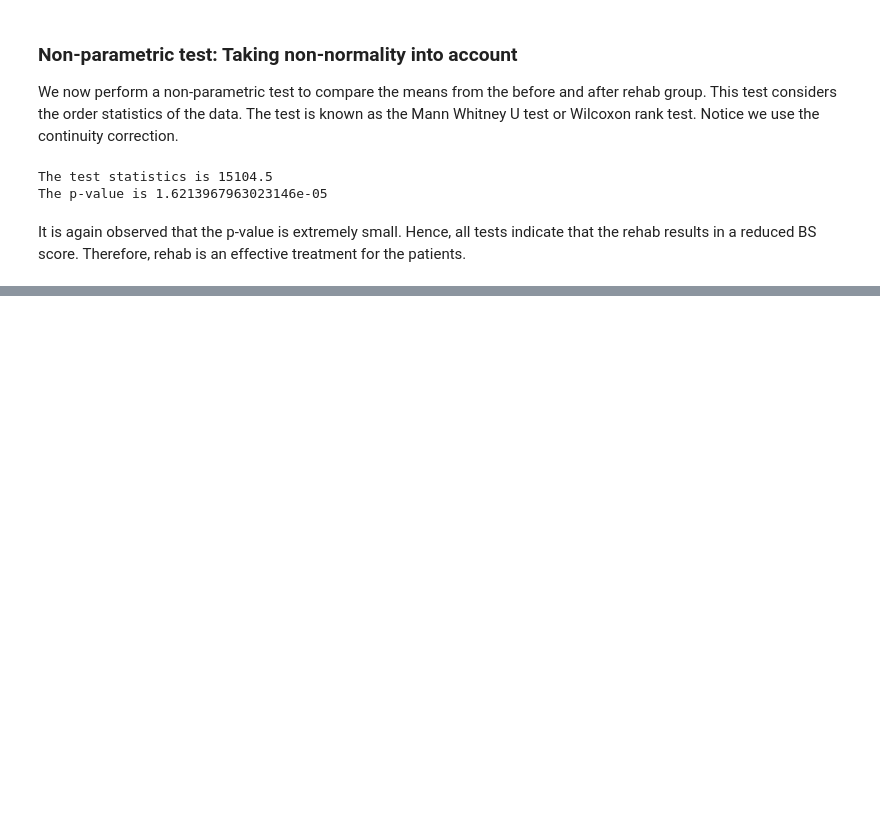
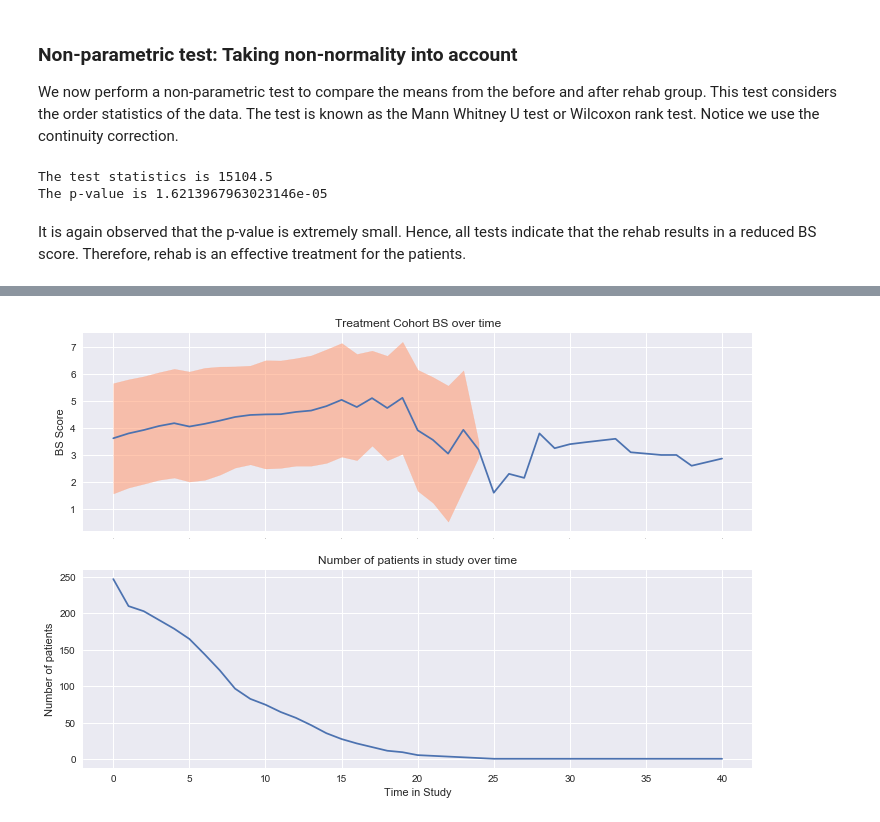
Before and after one commit to Rendiere/as-analysis, a Jupyter notebook: reports/data-vis-report_2.ipynb, the cells around one changed output, grey strips where cells are left out. Cells and saved outputs as stored; diff of their text form; code cells hidden in the pictures; blank space fills up the shorter version.

```diff
--- a/reports/data-vis-report_2.ipynb
+++ b/reports/data-vis-report_2.ipynb
@@ -300,0 +306,10 @@ It is again observed that the p-value is extremely small. Hence, all tests indic
+# %%
+treatment_normed = pd.read_csv('../data/treatment_cohort_normed.csv', index_col=0)
+no_treatment_normed = pd.read_csv('../data/no_treatment_cohort_normed.csv', index_col=0)
+
+t_agg = treatment_normed.groupby('norm_years').agg({'BS': ['mean','std'] , 'norm_years': len})
+
+title = 'Treatment Cohort BS over time'
+util.plot_bs_over_time(t_agg['BS','mean'], t_agg['BS','std'], t_agg['norm_years','len'],title)
+# %% [output]
+[figure, added]
```
Also changed, not shown: parts of 3 cells of this notebook, 4 other files.
